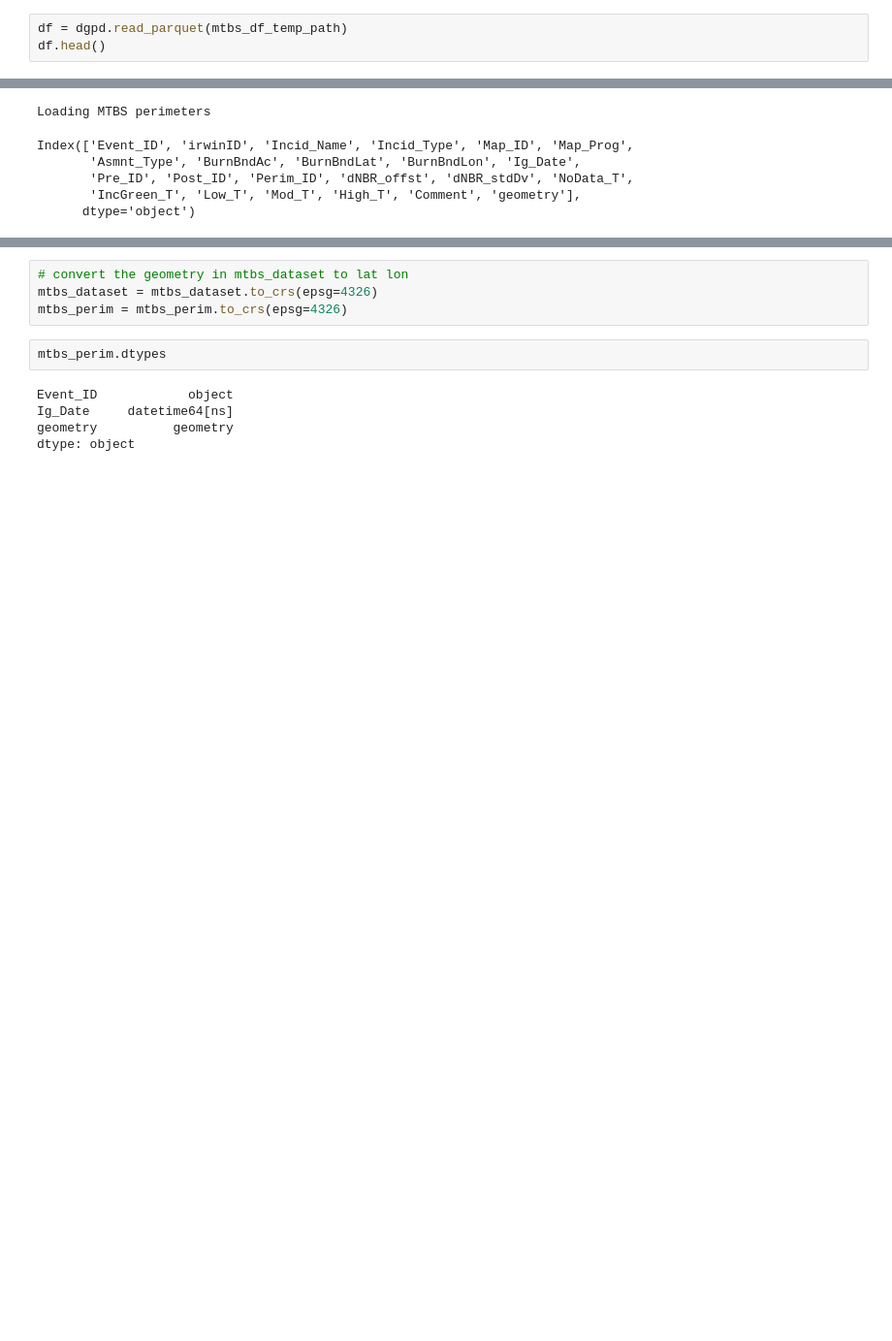
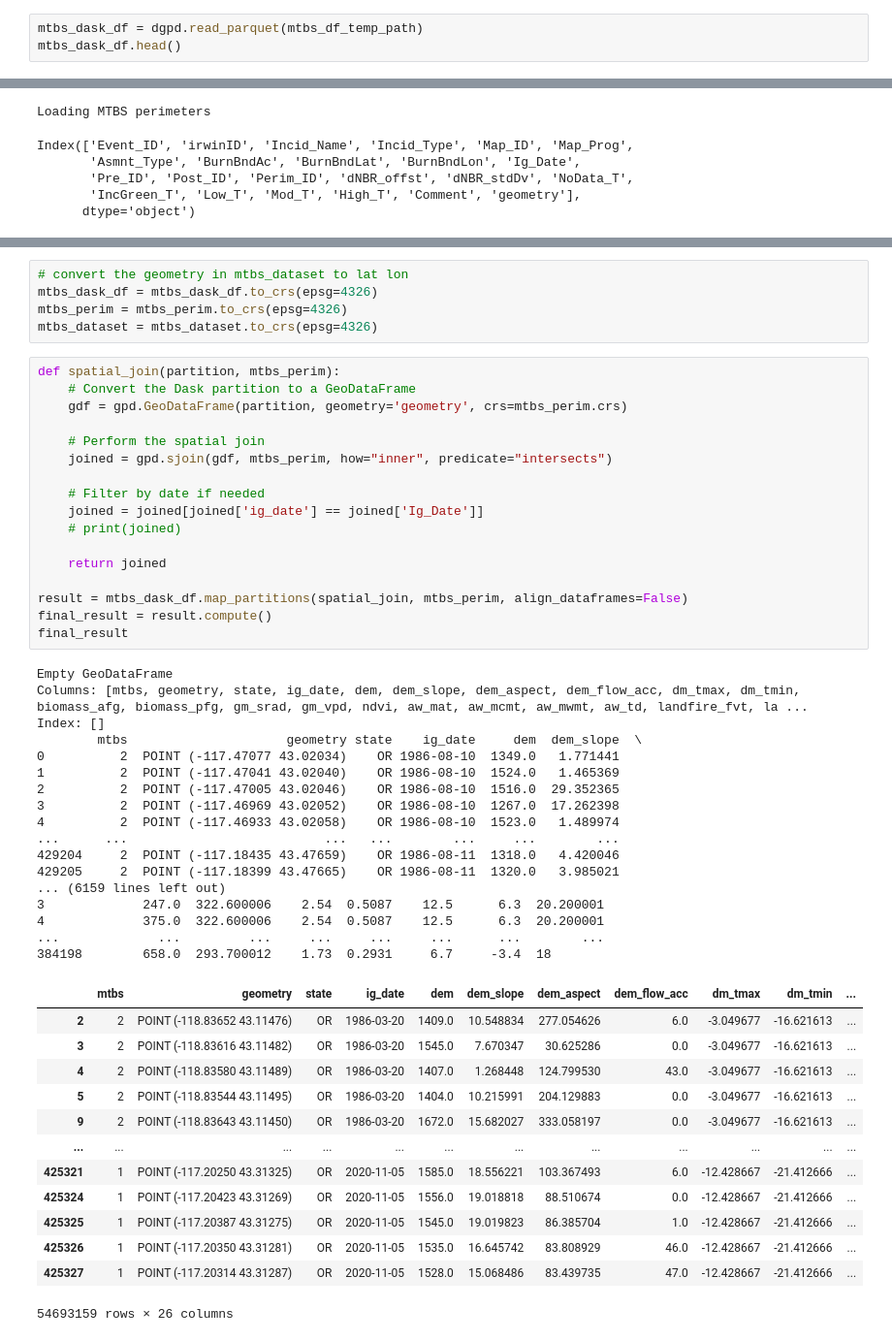
Before and after one commit to cake-dev/FireLab, a Jupyter notebook: Project/data_notebook.ipynb, the cells around one changed output, grey strips where cells are left out. Shown: that part at 97% size. Cells and saved outputs as stored; diff of their text form; blank space fills up the shorter version.

```diff
--- a/Project/data_notebook.ipynb
+++ b/Project/data_notebook.ipynb
@@ -87,8 +87,8 @@ DEM_KEYS = list(filter(lambda x: x.startswith("dem"), PATHS))
 # %% [markdown]
 ## MTBS DATASET INFO
 # %%
-df = dgpd.read_parquet(mtbs_df_temp_path)
-df.head()
+mtbs_dask_df = dgpd.read_parquet(mtbs_df_temp_path)
+mtbs_dask_df.head()
 # %% [output]
 |  | mtbs | geometry | state | ig_date | dem | dem_slope | dem_aspect | dem_flow_acc | dm_tmax | dm_tmin | ... |
 | 0 | 2 | POINT (-1830990.000 2456610.000) | OR | 1986-03-20 | 1261.0 | 0.559452 | 305.295502 | 0.0 | -3.049677 | -16.621613 | ... |
@@ -199,11 +162,53 @@ fire_perim_geom_OR4310211883919860320
 # %%
 # convert the geometry in mtbs_dataset to lat lon
+mtbs_dask_df = mtbs_dask_df.to_crs(epsg=4326)
+mtbs_perim = mtbs_perim.to_crs(epsg=4326)
 mtbs_dataset = mtbs_dataset.to_crs(epsg=4326)
-mtbs_perim = mtbs_perim.to_crs(epsg=4326)
-# %%
-mtbs_perim.dtypes
-# %% [output]
-Event_ID            object
-Ig_Date     datetime64[ns]
-geometry          geometry
-dtype: object
+# %%
+def spatial_join(partition, mtbs_perim):
+    # Convert the Dask partition to a GeoDataFrame
+    gdf = gpd.GeoDataFrame(partition, geometry='geometry', crs=mtbs_perim.crs)
+
+    # Perform the spatial join
+    joined = gpd.sjoin(gdf, mtbs_perim, how="inner", predicate="intersects")
+
+    # Filter by date if needed
+    joined = joined[joined['ig_date'] == joined['Ig_Date']]
+    # print(joined)
+
+    return joined
+
+result = mtbs_dask_df.map_partitions(spatial_join, mtbs_perim, align_dataframes=False)
+final_result = result.compute()
+final_result
+# %% [output]
+Empty GeoDataFrame
+Columns: [mtbs, geometry, state, ig_date, dem, dem_slope, dem_aspect, dem_flow_acc, dm_tmax, dm_tmin, biomass_afg, biomass_pfg, gm_srad, gm_vpd, ndvi, aw_mat, aw_mcmt, aw_mwmt, aw_td, landfire_fvt, la ...
+Index: []
+        mtbs                     geometry state    ig_date     dem  dem_slope  \
+0          2  POINT (-117.47077 43.02034)    OR 1986-08-10  1349.0   1.771441
+1          2  POINT (-117.47041 43.02040)    OR 1986-08-10  1524.0   1.465369
+2          2  POINT (-117.47005 43.02046)    OR 1986-08-10  1516.0  29.352365
+3          2  POINT (-117.46969 43.02052)    OR 1986-08-10  1267.0  17.262398
+4          2  POINT (-117.46933 43.02058)    OR 1986-08-10  1523.0   1.489974
+...      ...                          ...   ...        ...     ...        ...
+429204     2  POINT (-117.18435 43.47659)    OR 1986-08-11  1318.0   4.420046
+429205     2  POINT (-117.18399 43.47665)    OR 1986-08-11  1320.0   3.985021
+... (6159 lines left out)
+3             247.0  322.600006    2.54  0.5087    12.5      6.3  20.200001
+4             375.0  322.600006    2.54  0.5087    12.5      6.3  20.200001
+...             ...         ...     ...     ...     ...      ...        ...
+384198        658.0  293.700012    1.73  0.2931     6.7     -3.4  18
+|  | mtbs | geometry | state | ig_date | dem | dem_slope | dem_aspect | dem_flow_acc | dm_tmax | dm_tmin | ... |
+| 2 | 2 | POINT (-118.83652 43.11476) | OR | 1986-03-20 | 1409.0 | 10.548834 | 277.054626 | 6.0 | -3.049677 | -16.621613 | ... |
+| 3 | 2 | POINT (-118.83616 43.11482) | OR | 1986-03-20 | 1545.0 | 7.670347 | 30.625286 | 0.0 | -3.049677 | -16.621613 | ... |
+| 4 | 2 | POINT (-118.83580 43.11489) | OR | 1986-03-20 | 1407.0 | 1.268448 | 124.799530 | 43.0 | -3.049677 | -16.621613 | ... |
+| 5 | 2 | POINT (-118.83544 43.11495) | OR | 1986-03-20 | 1404.0 | 10.215991 | 204.129883 | 0.0 | -3.049677 | -16.621613 | ... |
+| 9 | 2 | POINT (-118.83643 43.11450) | OR | 1986-03-20 | 1672.0 | 15.682027 | 333.058197 | 0.0 | -3.049677 | -16.621613 | ... |
+| ... | ... | ... | ... | ... | ... | ... | ... | ... | ... | ... | ... |
+| 425321 | 1 | POINT (-117.20250 43.31325) | OR | 2020-11-05 | 1585.0 | 18.556221 | 103.367493 | 6.0 | -12.428667 | -21.412666 | ... |
+| 425324 | 1 | POINT (-117.20423 43.31269) | OR | 2020-11-05 | 1556.0 | 19.018818 | 88.510674 | 0.0 | -12.428667 | -21.412666 | ... |
+| 425325 | 1 | POINT (-117.20387 43.31275) | OR | 2020-11-05 | 1545.0 | 19.019823 | 86.385704 | 1.0 | -12.428667 | -21.412666 | ... |
+| 425326 | 1 | POINT (-117.20350 43.31281) | OR | 2020-11-05 | 1535.0 | 16.645742 | 83.808929 | 46.0 | -12.428667 | -21.412666 | ... |
+| 425327 | 1 | POINT (-117.20314 43.31287) | OR | 2020-11-05 | 1528.0 | 15.068486 | 83.439735 | 47.0 | -12.428667 | -21.412666 | ... |
+54693159 rows × 26 columns
```
Also changed, not shown: parts of 17 cells of this notebook, 3 other files.
